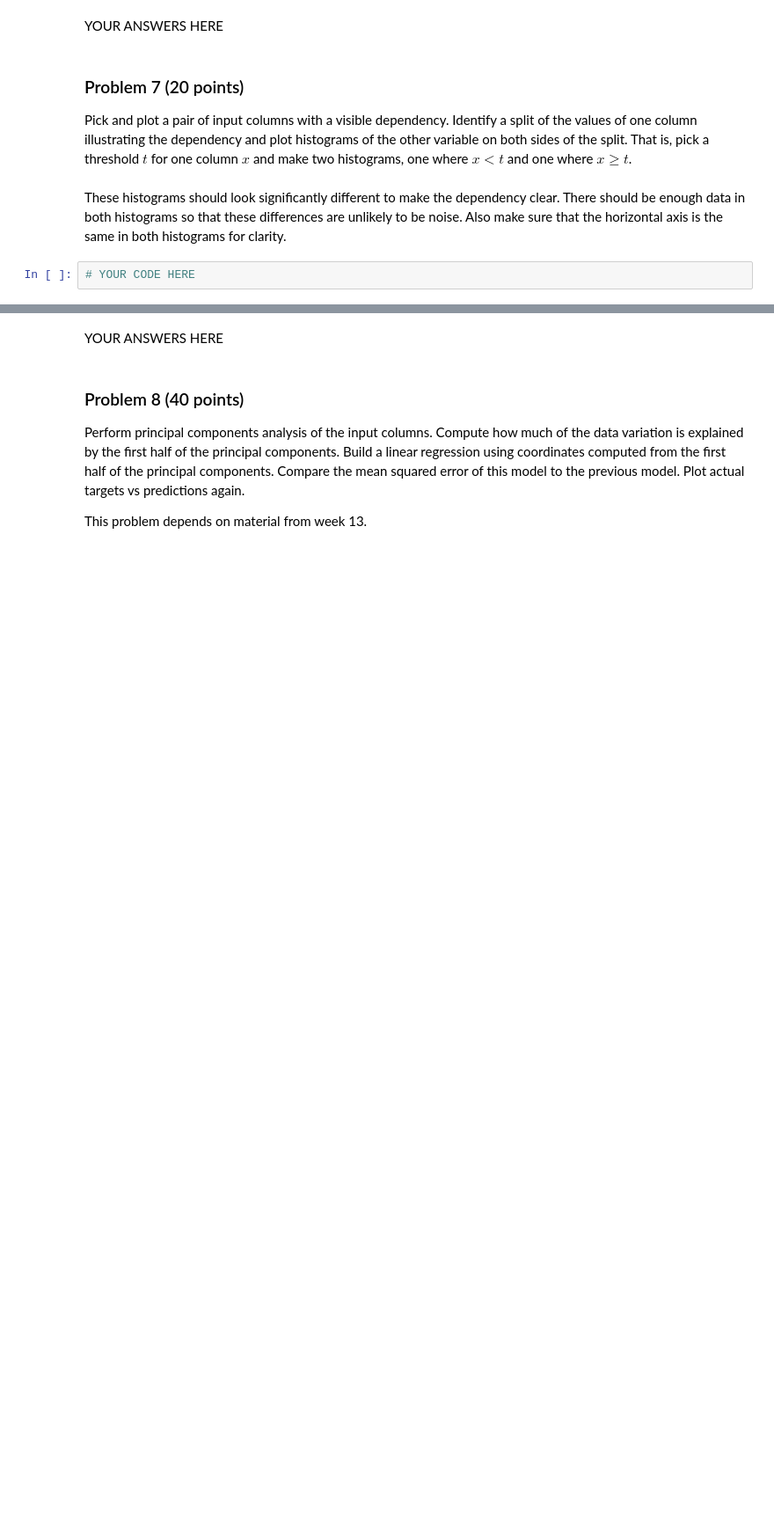
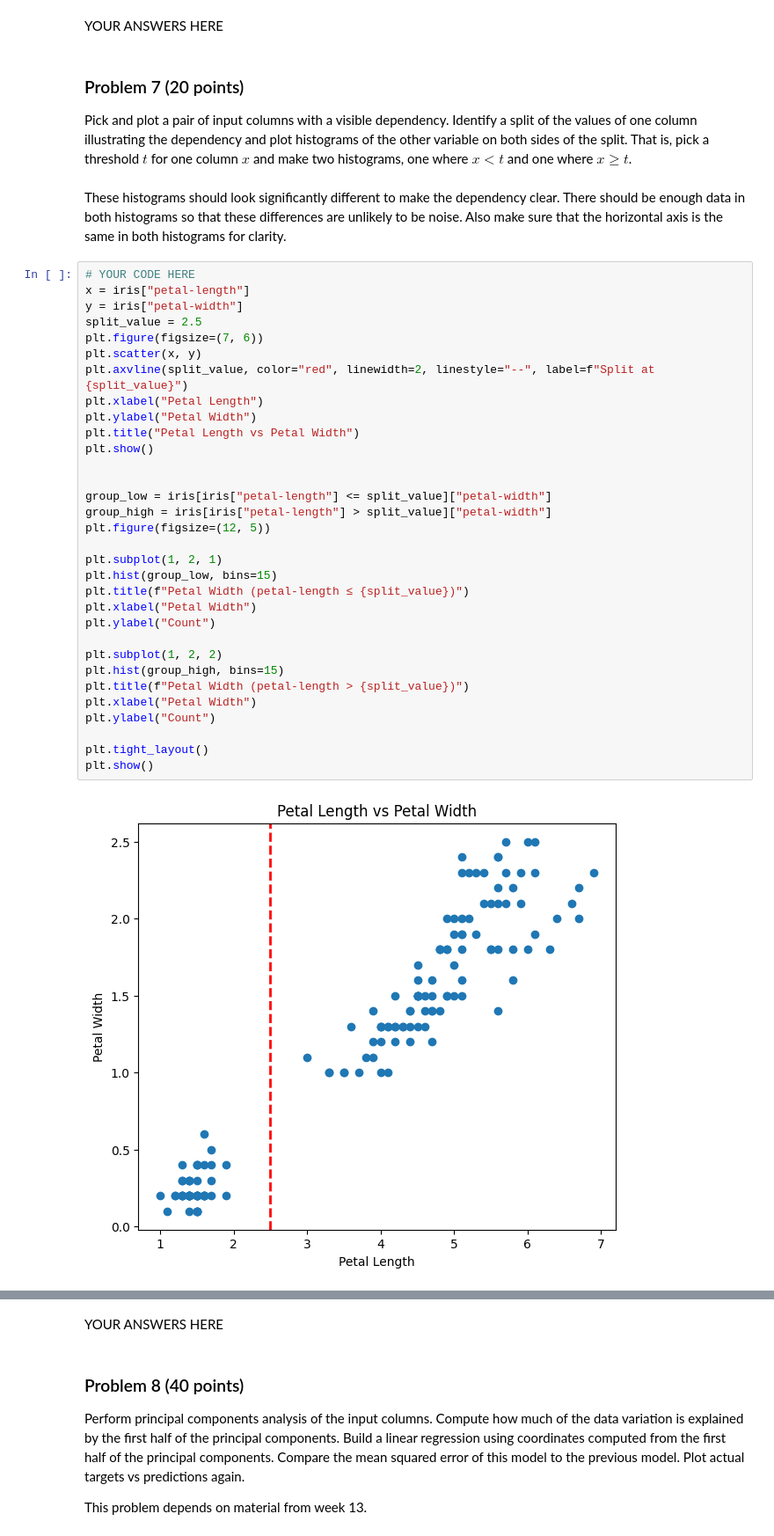
Before and after one commit to TcheungBU/dx601-final-project, a Jupyter notebook: project.ipynb, the cells around one changed output, grey strips where cells are left out. Shown at 88% size. Cells and saved outputs as stored; diff of their text form; blank space fills up the shorter version.

```diff
--- a/project.ipynb
+++ b/project.ipynb
@@ -288,5 +293,37 @@ That is, pick a threshold $t$ for one column $x$ and make two histograms, one wh
 These histograms should look significantly different to make the dependency clear.
 There should be enough data in both histograms so that these differences are unlikely to be noise.
 Also make sure that the horizontal axis is the same in both histograms for clarity.
-# %%
-# YOUR CODE HERE
+# %%
+# YOUR CODE HERE
+x = iris["petal-length"]
+y = iris["petal-width"]
+split_value = 2.5
+plt.figure(figsize=(7, 6))
+plt.scatter(x, y)
+plt.axvline(split_value, color="red", linewidth=2, linestyle="--", label=f"Split at {split_value}")
+plt.xlabel("Petal Length")
+plt.ylabel("Petal Width")
+plt.title("Petal Length vs Petal Width")
+plt.show()
+
+
+group_low = iris[iris["petal-length"] <= split_value]["petal-width"]
+group_high = iris[iris["petal-length"] > split_value]["petal-width"]
+plt.figure(figsize=(12, 5))
+
+plt.subplot(1, 2, 1)
+plt.hist(group_low, bins=15)
+plt.title(f"Petal Width (petal-length ≤ {split_value})")
+plt.xlabel("Petal Width")
+plt.ylabel("Count")
+
+plt.subplot(1, 2, 2)
+plt.hist(group_high, bins=15)
+plt.title(f"Petal Width (petal-length > {split_value})")
+plt.xlabel("Petal Width")
+plt.ylabel("Count")
+
+plt.tight_layout()
+plt.show()
+# %% [output]
+[figure, added]
```
Also changed, not shown: parts of 5 cells of this notebook.
